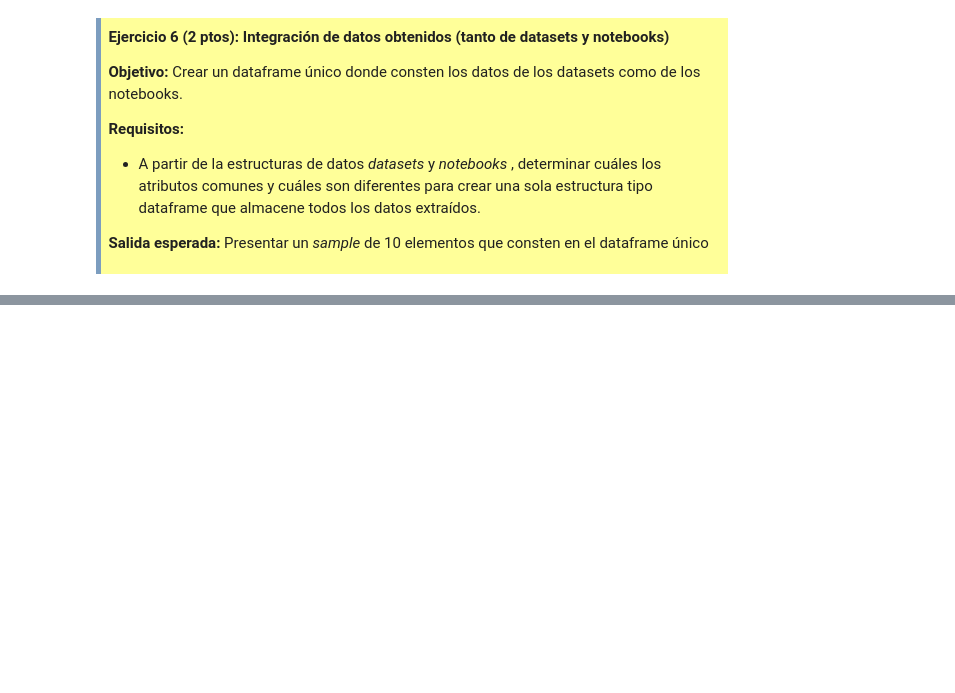
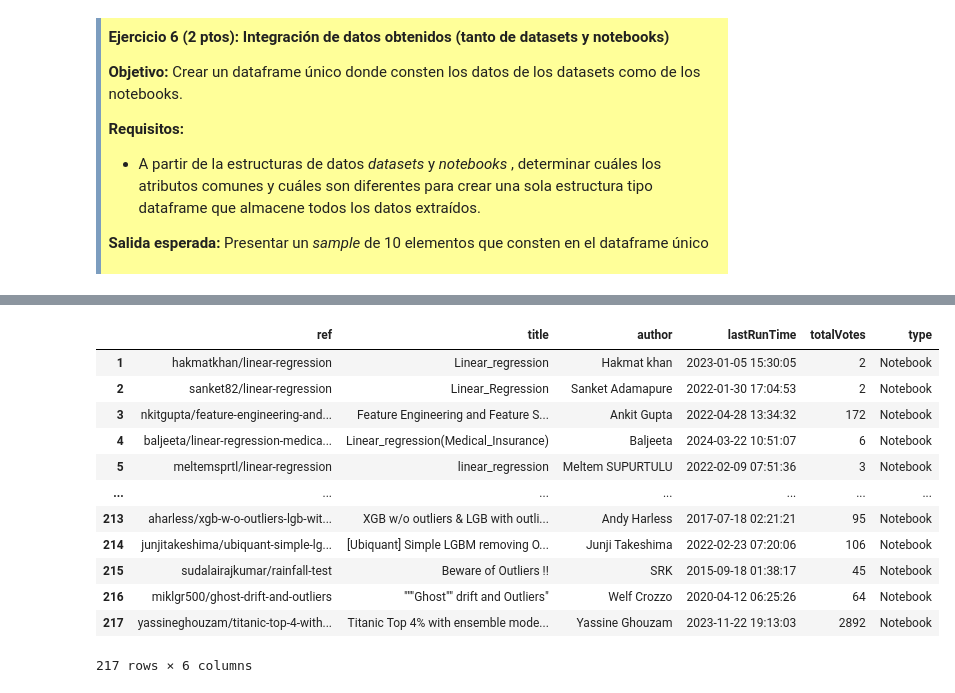
Before and after one commit to SantiagoMendietaCarrion/Lab1_APIS, a Jupyter notebook: Lab1_API_Mendieta_Santiago.ipynb, the cells around one changed output, grey strips where cells are left out. Cells and saved outputs as stored; diff of their text form; code cells hidden in the pictures; blank space fills up the shorter version.

```diff
--- a/Lab1_API_Mendieta_Santiago.ipynb
+++ b/Lab1_API_Mendieta_Santiago.ipynb
@@ -599,0 +628,16 @@ notebooks_DF_prep.sample(10)                                      #Se muestran 1
+# %%
+notebooks_DF_prep                              #Se imprime el DataFrame Notebooks para verificar el cambio
+# %% [output]
+|  | ref | title | author | lastRunTime | totalVotes | type |
+| 1 | hakmatkhan/linear-regression | Linear_regression | Hakmat khan | 2023-01-05 15:30:05 | 2 | Notebook |
+| 2 | sanket82/linear-regression | Linear_Regression | Sanket Adamapure | 2022-01-30 17:04:53 | 2 | Notebook |
+| 3 | nkitgupta/feature-engineering-and... | Feature Engineering and Feature S... | Ankit Gupta | 2022-04-28 13:34:32 | 172 | Notebook |
+| 4 | baljeeta/linear-regression-medica... | Linear_regression(Medical_Insurance) | Baljeeta | 2024-03-22 10:51:07 | 6 | Notebook |
+| 5 | meltemsprtl/linear-regression | linear_regression | Meltem SUPURTULU | 2022-02-09 07:51:36 | 3 | Notebook |
+| ... | ... | ... | ... | ... | ... | ... |
+| 213 | aharless/xgb-w-o-outliers-lgb-wit... | XGB w/o outliers & LGB with outli... | Andy Harless | 2017-07-18 02:21:21 | 95 | Notebook |
+| 214 | junjitakeshima/ubiquant-simple-lg... | [Ubiquant] Simple LGBM removing O... | Junji Takeshima | 2022-02-23 07:20:06 | 106 | Notebook |
+| 215 | sudalairajkumar/rainfall-test | Beware of Outliers !! | SRK | 2015-09-18 01:38:17 | 45 | Notebook |
+| 216 | miklgr500/ghost-drift-and-outliers | """Ghost"" drift and Outliers" | Welf Crozzo | 2020-04-12 06:25:26 | 64 | Notebook |
+| 217 | yassineghouzam/titanic-top-4-with... | Titanic Top 4% with ensemble mode... | Yassine Ghouzam | 2023-11-22 19:13:03 | 2892 | Notebook |
+217 rows × 6 columns
```
Also changed, not shown: parts of 11 cells of this notebook.
